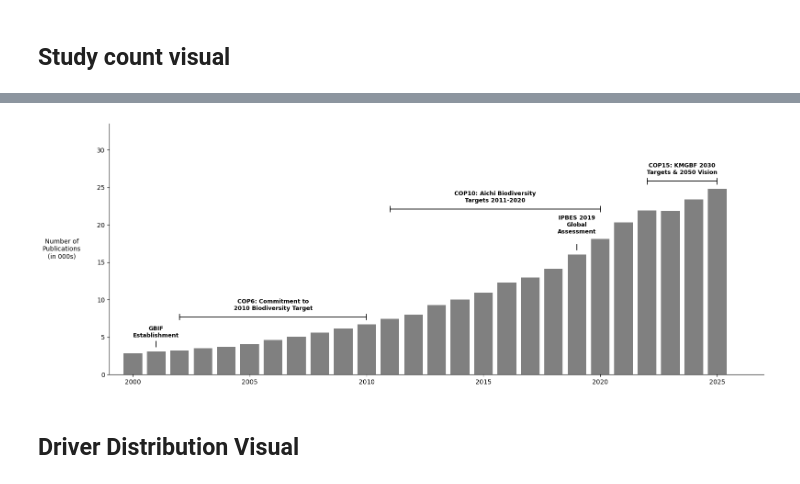
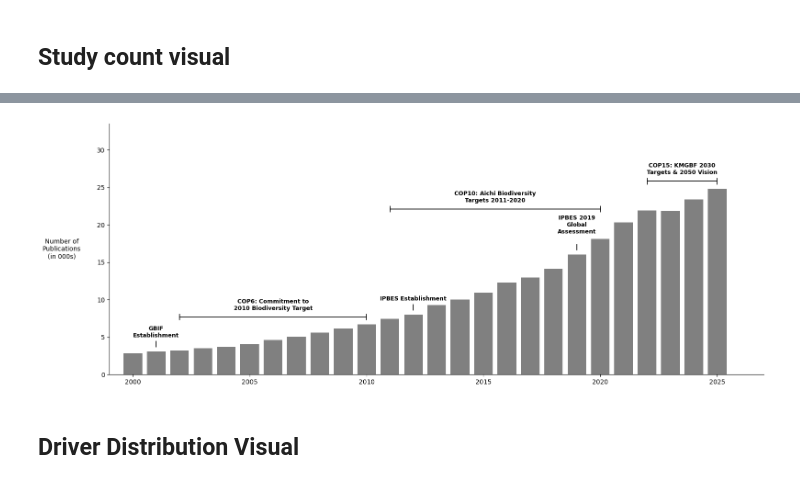
Before and after one commit to hunaindot/biodiversity-change-systematic-map, a Jupyter notebook: figures.ipynb, the cells around one changed output, grey strips where cells are left out. Drawn from its saved outputs; the diff is of its cells as text; code cells hidden in the pictures.

```diff
--- a/figures.ipynb
+++ b/figures.ipynb
@@ -58,6 +58,7 @@ Total: 2333924 | Screened: 280071
 groups = [
     ('GBIF\nEstablishment', 2001, 2001, 0),
     ('COP6: Commitment to\n2010 Biodiversity Target', 2002, 2010, 0),
+    ('IPBES Establishment', 2012, 2012, 0),
     ('COP10: Aichi Biodiversity\nTargets 2011-2020', 2011, 2020, 1),
     ('IPBES 2019\nGlobal\nAssessment\n', 2019, 2019, 0),
     ('COP15: KMGBF 2030\nTargets & 2050 Vision', 2022, 2025, 0),
@@ -75,34 +76,34 @@ def plot_study_count(ax):
 
     bar_max = counts.max()
     tick_h = bar_max * 0.015
     level_step = bar_max * 0.12
 
     for label, y_start, y_end, y_off in groups:
         mask = (years >= y_start) & (years <= y_end)
         group_max = counts[mask].max()
         y_level = group_max + bar_max * 0.04 + y_off * level_step
 
         if y_start == y_end:
             ax.plot([y_start, y_start], [y_level - tick_h, y_level + tick_h], color='black', lw=1.2, clip_on=False)
         else:
             ax.plot([y_start, y_end], [y_level, y_level], color='black', lw=1.2, clip_on=False)
             ax.plot([y_start, y_start], [y_level - tick_h, y_level + tick_h], color='black', lw=1.2, clip_on=False)
             ax.plot([y_end, y_end], [y_level - tick_h, y_level + tick_h], color='black', lw=1.2, clip_on=False)
 
         mid = (y_start + y_end) / 2
         ax.text(mid, y_level + tick_h * 2, label,
                 ha='center', va='bottom', fontsize=9, fontweight='bold')
 
     ax.set_xlim(years.min() - 1, years.max() + 2)
     ax.set_ylim(0, bar_max * 1.35)
 
 # --- Standalone preview ---
 fig_study, ax_study = plt.subplots(figsize=(16, 6))
 plot_study_count(ax_study)
 plt.tight_layout()
 plt.show()
 # %% [output]
-[figure, old version]
+[figure, new version]
 # %% [markdown]
 ## Driver Distribution Visual
 # %%
```
Also changed, not shown: parts of 2 cells of this notebook, 22 other files.
